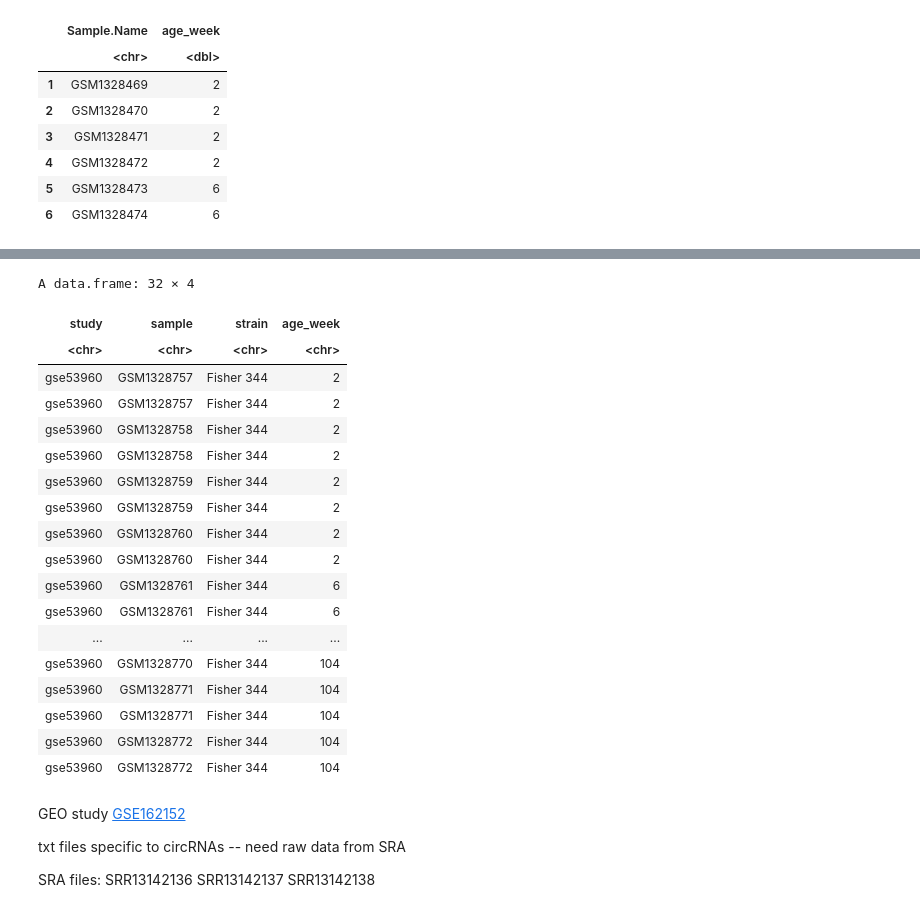
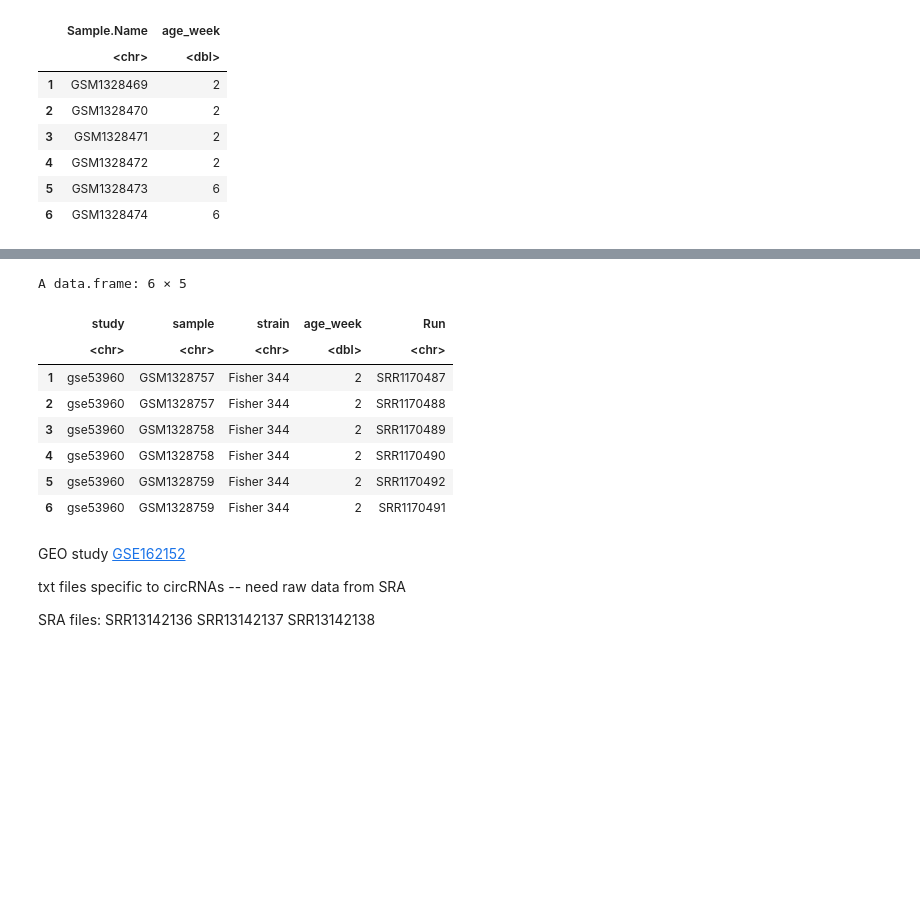
Before and after one commit to bchansen3/testis_dev-geneexp, a Jupyter notebook: testis_gene_meta.ipynb, the cells around one changed output, grey strips where cells are left out. Drawn from its saved outputs; the diff is of its cells as text; code cells hidden in the pictures; blank space fills up the shorter version.

```diff
--- a/testis_gene_meta.ipynb
+++ b/testis_gene_meta.ipynb
@@ -334,29 +375,21 @@ A data.frame: 6 × 7
 | 5 | GSM1328759 | SRR1170492 | SAMN02642714 | SRX471658 | Testes | Fisher 344 | 2 |
 | 6 | GSM1328759 | SRR1170491 | SAMN02642714 | SRX471658 | Testes | Fisher 344 | 2 |
 # %%
-meta_combine_1<-select(all_meta, 'Sample.Name', 'strain', 'age_week')
-names(meta_combine_1)[1] <- "sample"
-data.frame(append(meta_combine_1, c(study='gse53960'), after=0))
+meta_combine_2<-select(all_meta, 'Sample.Name', 'strain', 'age_week','Run')
+names(meta_combine_2)[1] <- "sample"
+meta_combine_2 <- data.frame(append(meta_combine_2, c(study='gse53960'), after=0))
+
+head(meta_combine_2)
 # %% [output]
-A data.frame: 32 × 4
+A data.frame: 6 × 5
-| study | sample | strain | age_week |
-| <chr> | <chr> | <chr> | <chr> |
-| gse53960 | GSM1328757 | Fisher 344 | 2 |
-| gse53960 | GSM1328757 | Fisher 344 | 2 |
-| gse53960 | GSM1328758 | Fisher 344 | 2 |
-| gse53960 | GSM1328758 | Fisher 344 | 2 |
-| gse53960 | GSM1328759 | Fisher 344 | 2 |
-| gse53960 | GSM1328759 | Fisher 344 | 2 |
-| gse53960 | GSM1328760 | Fisher 344 | 2 |
-| gse53960 | GSM1328760 | Fisher 344 | 2 |
-| gse53960 | GSM1328761 | Fisher 344 | 6 |
-| gse53960 | GSM1328761 | Fisher 344 | 6 |
-| ... | ... | ... | ... |
-| gse53960 | GSM1328770 | Fisher 344 | 104 |
-| gse53960 | GSM1328771 | Fisher 344 | 104 |
-| gse53960 | GSM1328771 | Fisher 344 | 104 |
-| gse53960 | GSM1328772 | Fisher 344 | 104 |
-| gse53960 | GSM1328772 | Fisher 344 | 104 |
+|  | study | sample | strain | age_week | Run |
+|  | <chr> | <chr> | <chr> | <dbl> | <chr> |
+| 1 | gse53960 | GSM1328757 | Fisher 344 | 2 | SRR1170487 |
+| 2 | gse53960 | GSM1328757 | Fisher 344 | 2 | SRR1170488 |
+| 3 | gse53960 | GSM1328758 | Fisher 344 | 2 | SRR1170489 |
+| 4 | gse53960 | GSM1328758 | Fisher 344 | 2 | SRR1170490 |
+| 5 | gse53960 | GSM1328759 | Fisher 344 | 2 | SRR1170492 |
+| 6 | gse53960 | GSM1328759 | Fisher 344 | 2 | SRR1170491 |
 # %% [markdown]
 GEO study [GSE162152](https://www.ncbi.nlm.nih.gov/geo/query/acc.cgi?acc=GSE162152)
 
```
Also changed, not shown: parts of 21 cells of this notebook.
